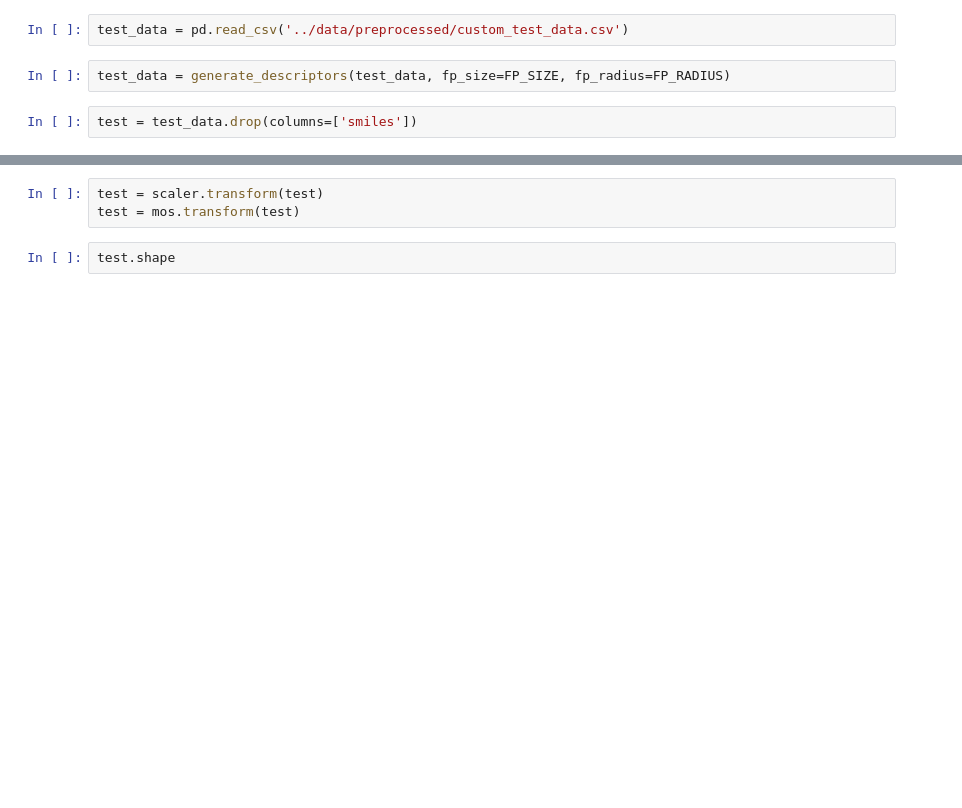
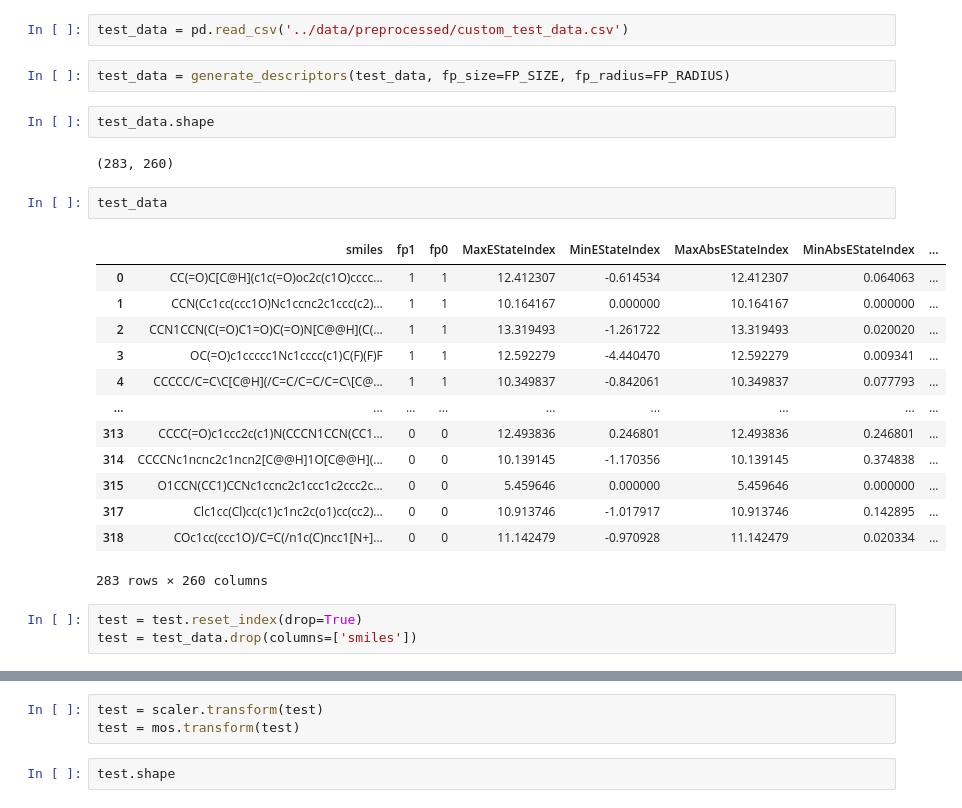
Before and after one commit to VEK239/albuminSitePrediction, a Jupyter notebook: notebooks/custom_data_model_testing.ipynb, the cells around one changed output, grey strips where cells are left out. Saved outputs shown, nothing was run; the diff lists cells and outputs as text; blank space fills up the shorter version.

Commit message:
Updated custom predicted data

```diff
--- a/notebooks/custom_data_model_testing.ipynb
+++ b/notebooks/custom_data_model_testing.ipynb
@@ -208,5 +208,26 @@ RandomForestClassifier(max_depth=10, min_samples_leaf=10, n_estimators=50)
 test_data = pd.read_csv('../data/preprocessed/custom_test_data.csv')
 # %%
 test_data = generate_descriptors(test_data, fp_size=FP_SIZE, fp_radius=FP_RADIUS)
+# %%
+test_data.shape
+# %% [output]
+(283, 260)
+# %%
+test_data
+# %% [output]
+|  | smiles | fp1 | fp0 | MaxEStateIndex | MinEStateIndex | MaxAbsEStateIndex | MinAbsEStateIndex | ... |
+| 0 | CC(=O)C[C@H](c1c(=O)oc2c(c1O)cccc... | 1 | 1 | 12.412307 | -0.614534 | 12.412307 | 0.064063 | ... |
+| 1 | CCN(Cc1cc(ccc1O)Nc1ccnc2c1ccc(c2)... | 1 | 1 | 10.164167 | 0.000000 | 10.164167 | 0.000000 | ... |
+| 2 | CCN1CCN(C(=O)C1=O)C(=O)N[C@@H](C(... | 1 | 1 | 13.319493 | -1.261722 | 13.319493 | 0.020020 | ... |
+| 3 | OC(=O)c1ccccc1Nc1cccc(c1)C(F)(F)F | 1 | 1 | 12.592279 | -4.440470 | 12.592279 | 0.009341 | ... |
+| 4 | CCCCC/C=C\C[C@H](/C=C/C=C/C=C\[C@... | 1 | 1 | 10.349837 | -0.842061 | 10.349837 | 0.077793 | ... |
+| ... | ... | ... | ... | ... | ... | ... | ... | ... |
+| 313 | CCCC(=O)c1ccc2c(c1)N(CCCN1CCN(CC1... | 0 | 0 | 12.493836 | 0.246801 | 12.493836 | 0.246801 | ... |
+| 314 | CCCCNc1ncnc2c1ncn2[C@@H]1O[C@@H](... | 0 | 0 | 10.139145 | -1.170356 | 10.139145 | 0.374838 | ... |
+| 315 | O1CCN(CC1)CCNc1ccnc2c1ccc1c2ccc2c... | 0 | 0 | 5.459646 | 0.000000 | 5.459646 | 0.000000 | ... |
+| 317 | Clc1cc(Cl)cc(c1)c1nc2c(o1)cc(cc2)... | 0 | 0 | 10.913746 | -1.017917 | 10.913746 | 0.142895 | ... |
+| 318 | COc1cc(ccc1O)/C=C(/n1c(C)ncc1[N+]... | 0 | 0 | 11.142479 | -0.970928 | 11.142479 | 0.020334 | ... |
+283 rows × 260 columns
 # %%
+test = test.reset_index(drop=True)
 test = test_data.drop(columns=['smiles'])
```
Also changed, not shown: parts of 6 cells of this notebook, 1 other file.
